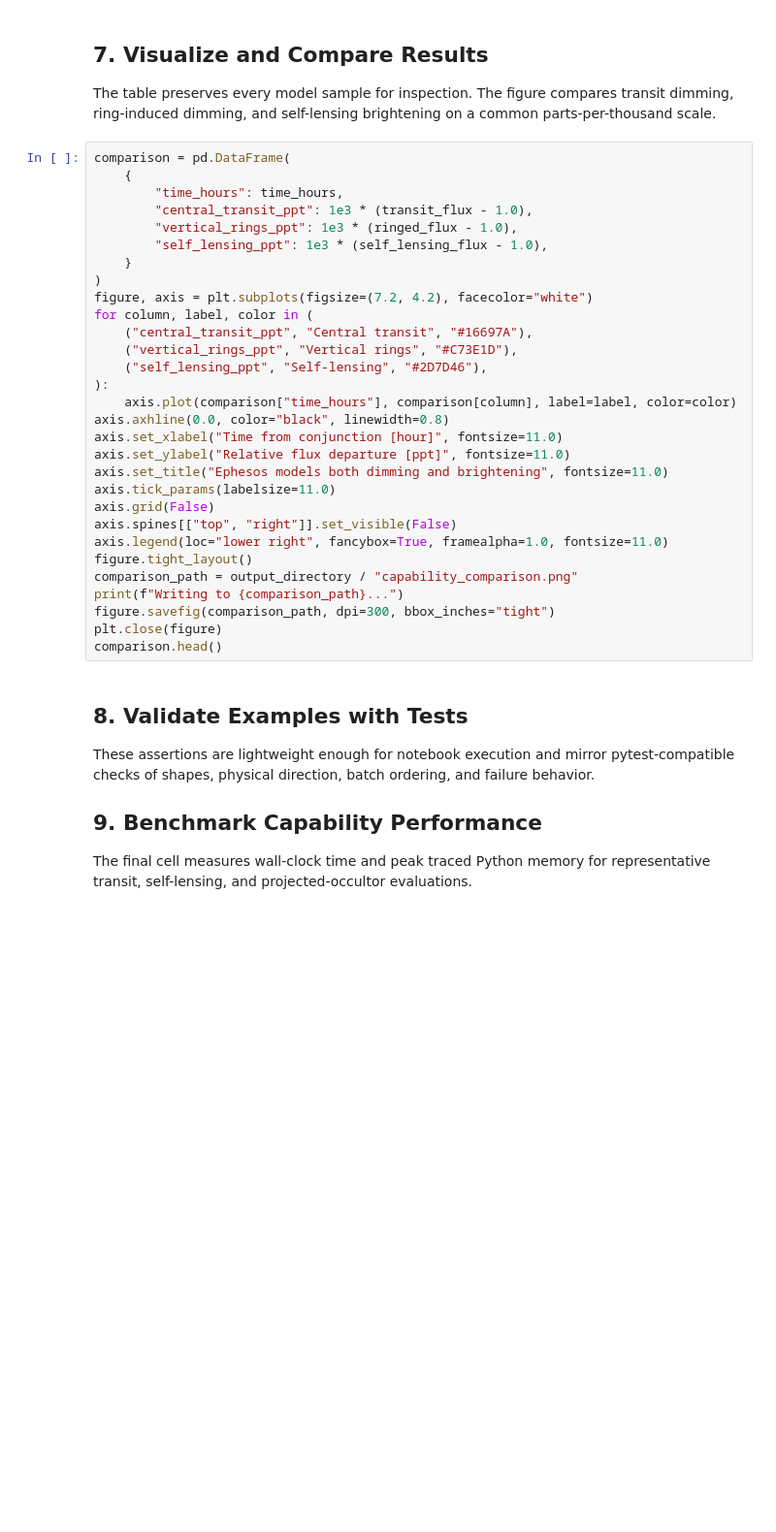
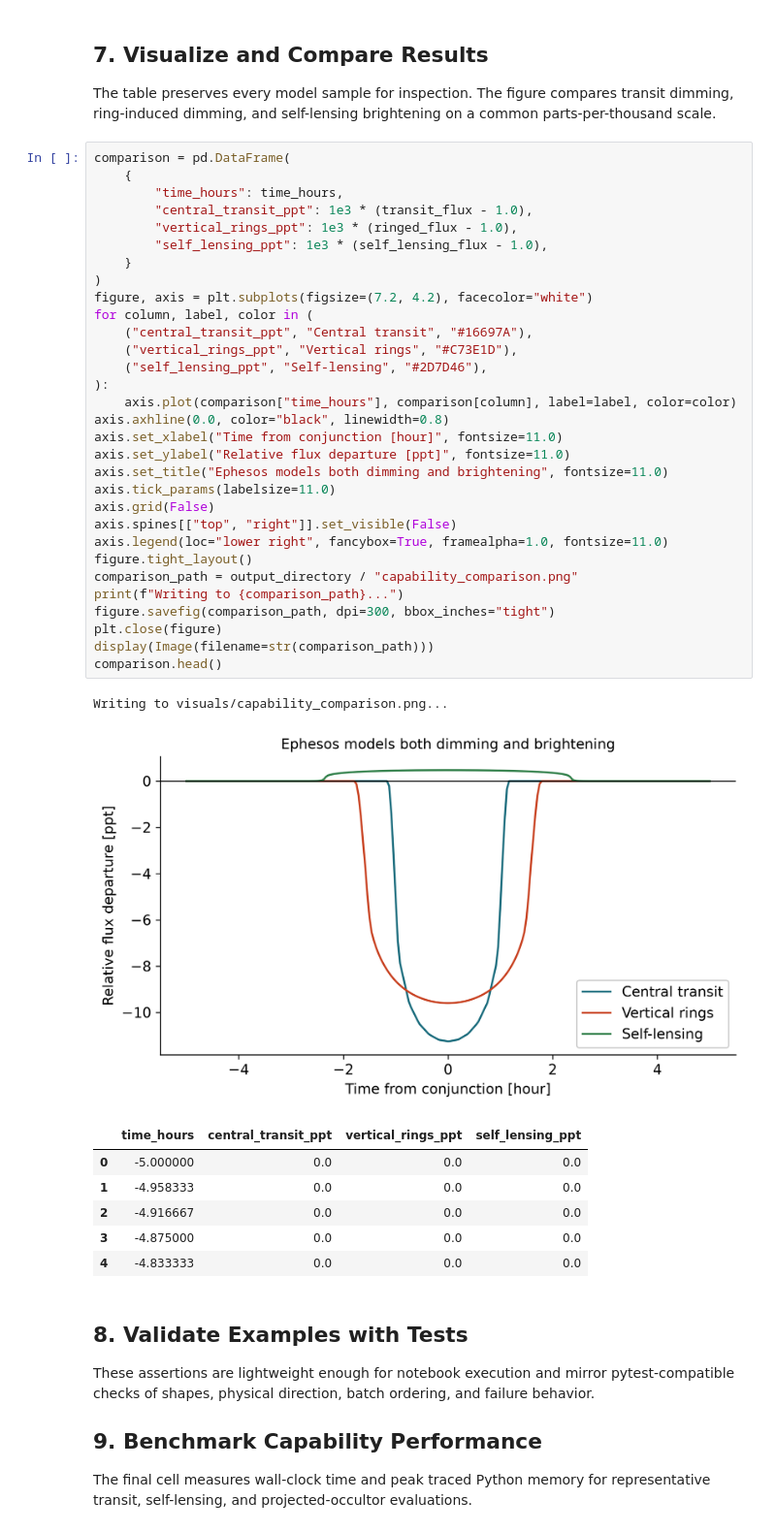
Before and after one commit to tansudaylan/ephesos, a Jupyter notebook: examples/capabilities/capabilities.ipynb, the cells around one changed output. Shown at 97% size. Cells and saved outputs as stored; diff of their text form; blank space fills up the shorter version.

```diff
--- a/examples/capabilities/capabilities.ipynb
+++ b/examples/capabilities/capabilities.ipynb
@@ -185,33 +213,43 @@ The table preserves every model sample for inspection. The figure compares trans
 # %%
 comparison = pd.DataFrame(
     {
         "time_hours": time_hours,
         "central_transit_ppt": 1e3 * (transit_flux - 1.0),
         "vertical_rings_ppt": 1e3 * (ringed_flux - 1.0),
         "self_lensing_ppt": 1e3 * (self_lensing_flux - 1.0),
     }
 )
 figure, axis = plt.subplots(figsize=(7.2, 4.2), facecolor="white")
 for column, label, color in (
     ("central_transit_ppt", "Central transit", "#16697A"),
     ("vertical_rings_ppt", "Vertical rings", "#C73E1D"),
     ("self_lensing_ppt", "Self-lensing", "#2D7D46"),
 ):
     axis.plot(comparison["time_hours"], comparison[column], label=label, color=color)
 axis.axhline(0.0, color="black", linewidth=0.8)
 axis.set_xlabel("Time from conjunction [hour]", fontsize=11.0)
 axis.set_ylabel("Relative flux departure [ppt]", fontsize=11.0)
 axis.set_title("Ephesos models both dimming and brightening", fontsize=11.0)
 axis.tick_params(labelsize=11.0)
 axis.grid(False)
 axis.spines[["top", "right"]].set_visible(False)
 axis.legend(loc="lower right", fancybox=True, framealpha=1.0, fontsize=11.0)
 figure.tight_layout()
 comparison_path = output_directory / "capability_comparison.png"
 print(f"Writing to {comparison_path}...")
 figure.savefig(comparison_path, dpi=300, bbox_inches="tight")
 plt.close(figure)
+display(Image(filename=str(comparison_path)))
 comparison.head()
+# %% [output]
+Writing to visuals/capability_comparison.png...
+[figure, added]
+|  | time_hours | central_transit_ppt | vertical_rings_ppt | self_lensing_ppt |
+| 0 | -5.000000 | 0.0 | 0.0 | 0.0 |
+| 1 | -4.958333 | 0.0 | 0.0 | 0.0 |
+| 2 | -4.916667 | 0.0 | 0.0 | 0.0 |
+| 3 | -4.875000 | 0.0 | 0.0 | 0.0 |
+| 4 | -4.833333 | 0.0 | 0.0 | 0.0 |
 # %% [markdown]
 ## 8. Validate Examples with Tests
 
```
Also changed, not shown: parts of 5 cells of this notebook, 5 other files.
